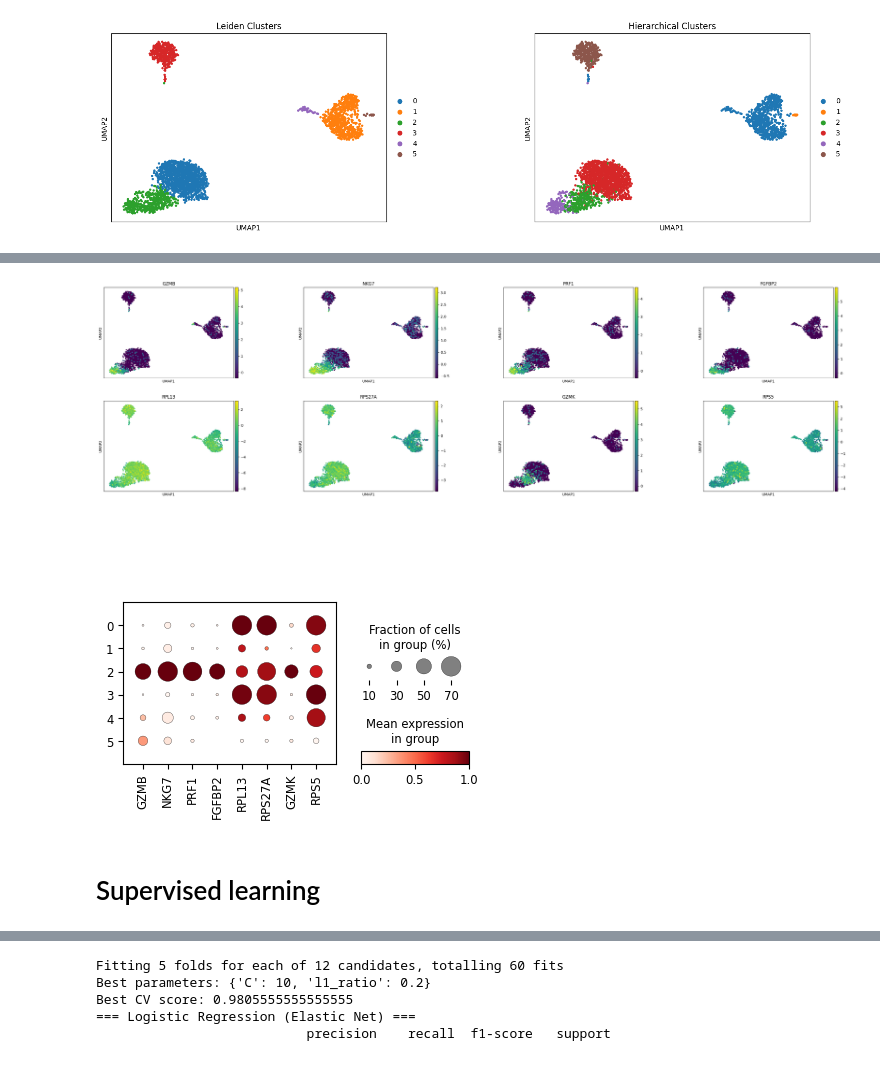
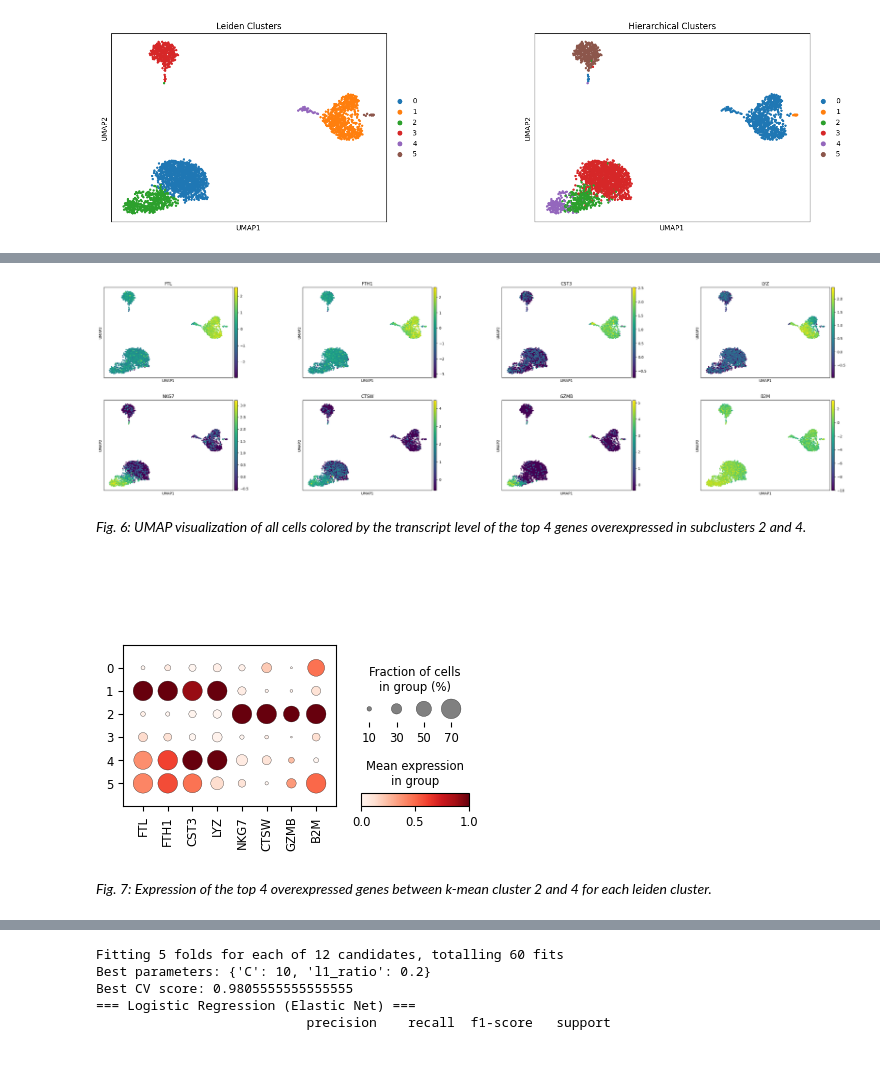
Before and after one commit to sunilnahata/MLB, a Jupyter notebook: Single_Cell_RNASeq.ipynb, the cells around one changed output, grey strips where cells are left out. Drawn from its saved outputs; the diff is of its cells as text; code cells hidden in the pictures.

```diff
--- a/Single_Cell_RNASeq.ipynb
+++ b/Single_Cell_RNASeq.ipynb
@@ -232,25 +289,29 @@ Homogeneity: 0.878
 # %%
-clusters_of_interest = ['2','3']  # K-means subcluster labels within Leiden 2
+# Subset cluster 2 cells
+clusters_of_interest = ['2','4']  # K-means subcluster labels within Leiden 2
 adata_sub = adata[adata.obs['kmeans'].isin(clusters_of_interest)].copy()
 adata_sub.obs['kmeans'] = adata_sub.obs['kmeans'].cat.remove_unused_categories()
 
 # Differential expression
 sc.tl.rank_genes_groups(adata_sub, groupby='kmeans', method='wilcoxon')
 
 # Extract top 4 genes for each subcluster
 top_genes_cluster0 = sc.get.rank_genes_groups_df(adata_sub, group=adata_sub.obs['kmeans'].cat.categories[0])['names'].head(4).tolist()
 top_genes_cluster1 = sc.get.rank_genes_groups_df(adata_sub, group=adata_sub.obs['kmeans'].cat.categories[1])['names'].head(4).tolist()
 
 # Combine for plotting
 genes_to_plot = top_genes_cluster0 + top_genes_cluster1
 
 # UMAP plot showing expression of top DE genes
 sc.pl.umap(adata, color=genes_to_plot, cmap='viridis', size=50, wspace=0.4)
 # %% [output]
-[figure, old version]
+[figure, new version]
+# %% [markdown]
+_Fig. 6: UMAP visualization of all cells colored by the transcript level of the top 4 genes overexpressed in subclusters 2 and 4._
 # %%
+# Dotplot showing expression and % of cells expressing the genes
 sc.pl.dotplot(adata, var_names=genes_to_plot, groupby='leiden', standard_scale='var', dot_max=0.7)
 # %% [output]
-[figure, old version]
+[figure, new version]
-# %% [markdown]
-# Supervised learning
+# %% [markdown]
+_Fig. 7: Expression of the top 4 overexpressed genes between k-mean cluster 2 and 4 for each leiden cluster._
```
Also changed, not shown: parts of 53 cells of this notebook, 1 other file.
